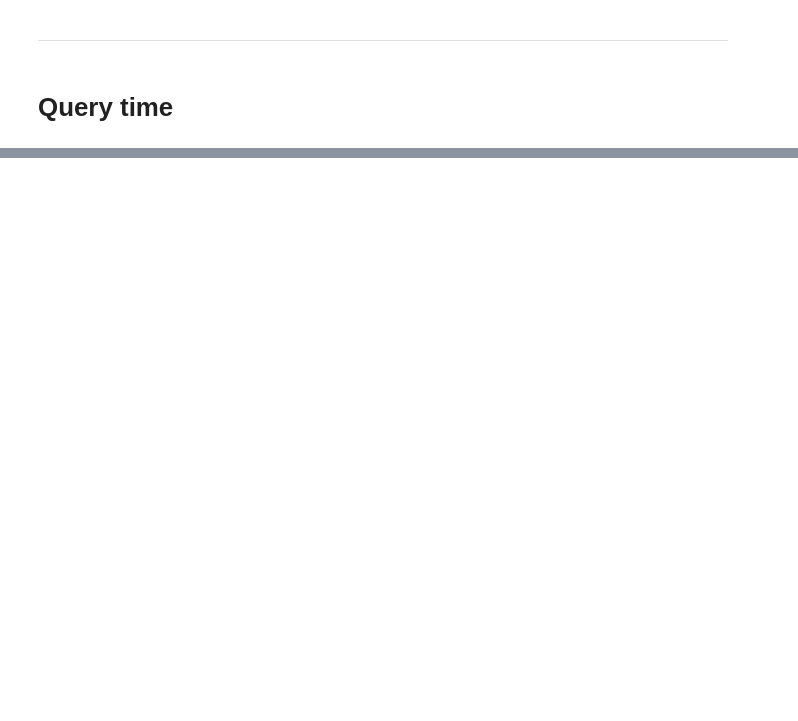
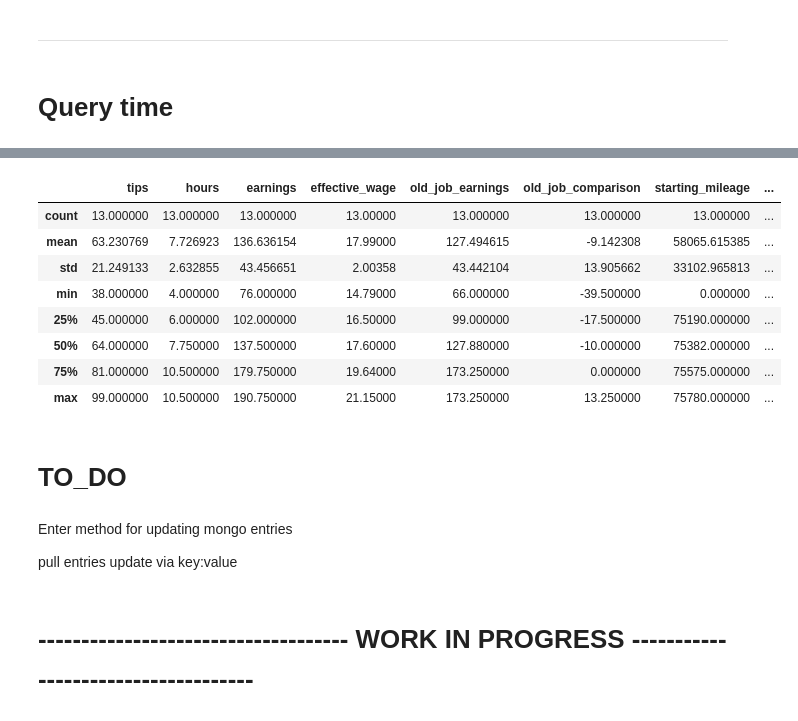
Before and after one commit to HendersonAlec2212/jj_earnings_tracker, a Jupyter notebook: jj_shift_record_and_visualization.ipynb, the cells around one changed output, grey strips where cells are left out. Drawn from its saved outputs; the diff is of its cells as text; code cells hidden in the pictures; blank space fills up the shorter version.

```diff
--- a/jj_shift_record_and_visualization.ipynb
+++ b/jj_shift_record_and_visualization.ipynb
@@ -502,0 +511,21 @@ Per year youll make + $1016.08 in comparison to Chipotle, so far.
+# %%
+dataframe.describe()
+# %% [output]
+|  | tips | hours | earnings | effective_wage | old_job_earnings | old_job_comparison | starting_mileage | ... |
+| count | 13.000000 | 13.000000 | 13.000000 | 13.00000 | 13.000000 | 13.000000 | 13.000000 | ... |
+| mean | 63.230769 | 7.726923 | 136.636154 | 17.99000 | 127.494615 | -9.142308 | 58065.615385 | ... |
+| std | 21.249133 | 2.632855 | 43.456651 | 2.00358 | 43.442104 | 13.905662 | 33102.965813 | ... |
+| min | 38.000000 | 4.000000 | 76.000000 | 14.79000 | 66.000000 | -39.500000 | 0.000000 | ... |
+| 25% | 45.000000 | 6.000000 | 102.000000 | 16.50000 | 99.000000 | -17.500000 | 75190.000000 | ... |
+| 50% | 64.000000 | 7.750000 | 137.500000 | 17.60000 | 127.880000 | -10.000000 | 75382.000000 | ... |
+| 75% | 81.000000 | 10.500000 | 179.750000 | 19.64000 | 173.250000 | 0.000000 | 75575.000000 | ... |
+| max | 99.000000 | 10.500000 | 190.750000 | 21.15000 | 173.250000 | 13.250000 | 75780.000000 | ... |
+# %% [markdown]
+# TO_DO
+# %% [markdown]
+Enter method for updating mongo entries
+
+pull entries
+update via key:value
+# %% [markdown]
+# ------------------------------------ WORK IN PROGRESS ------------------------------------
```
Also changed, not shown: parts of 16 cells of this notebook, 5 other files.
